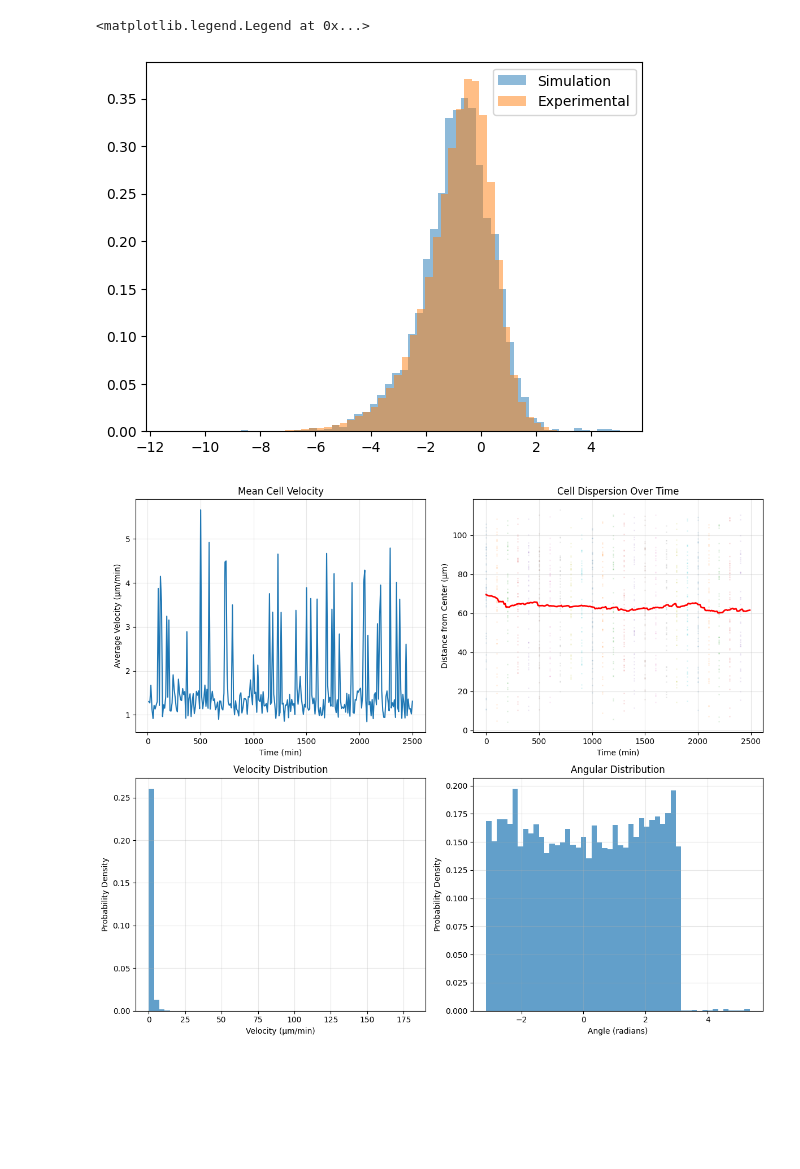
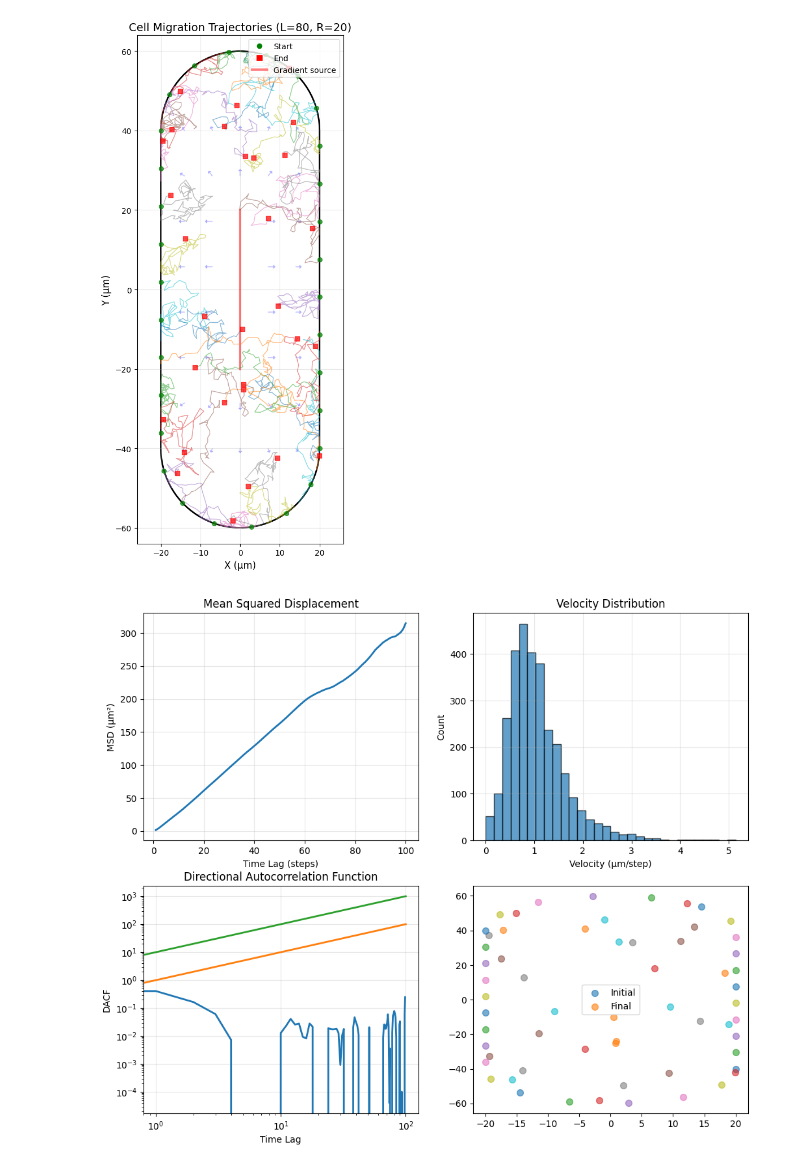
Before and after one commit to puginarug/MCmigrate, a Jupyter notebook: running_sim_in_nb.ipynb, the cells around one changed output. Drawn from its saved outputs; the diff is of its cells as text; code cells hidden in the pictures; blank space fills up the shorter version.

```diff
--- a/running_sim_in_nb.ipynb
+++ b/running_sim_in_nb.ipynb
@@ -108,24 +73,14 @@ plt.legend()
-# %%
-plt.hist(np.log(sim_df['dx']), bins=50, alpha=0.5, label='Simulation', density=True)
-plt.hist(np.log(data['dx'].replace([np.inf, -np.inf, 0], np.nan).dropna()), bins=50, alpha=0.5, label='Experimental', density=True)
-
-plt.legend()
-# %% [output]
-<matplotlib.legend.Legend at 0x...>
-[figure, removed]
-# %%
-from visualization import SimulationVisualizer
-
-viz = SimulationVisualizer(sim)
-
-# Static trajectory plot
-# viz.plot_trajectories(show_gradient=True)
-
-# Statistics over time
-viz.plot_statistics()
-
-# Animated visualization
-# anim = viz.create_animation(show_trails=True)
-# anim.save('migration.gif', writer='pillow')
-# %% [output]
-[figure, removed]
+# %%
+from visualization import plot_trajectories, create_animation, plot_cell_statistics
+
+# Plot trajectories
+plot_trajectories(sim, show_gradient=True)
+
+# # Create animation
+# anim = create_animation(sim, save_path='migration.gif')
+
+# Plot statistics
+plot_cell_statistics(sim)
+# %% [output]
+[figure, added]
+[figure, added]
```
Also changed, not shown: parts of 6 cells of this notebook, 5 other files.
